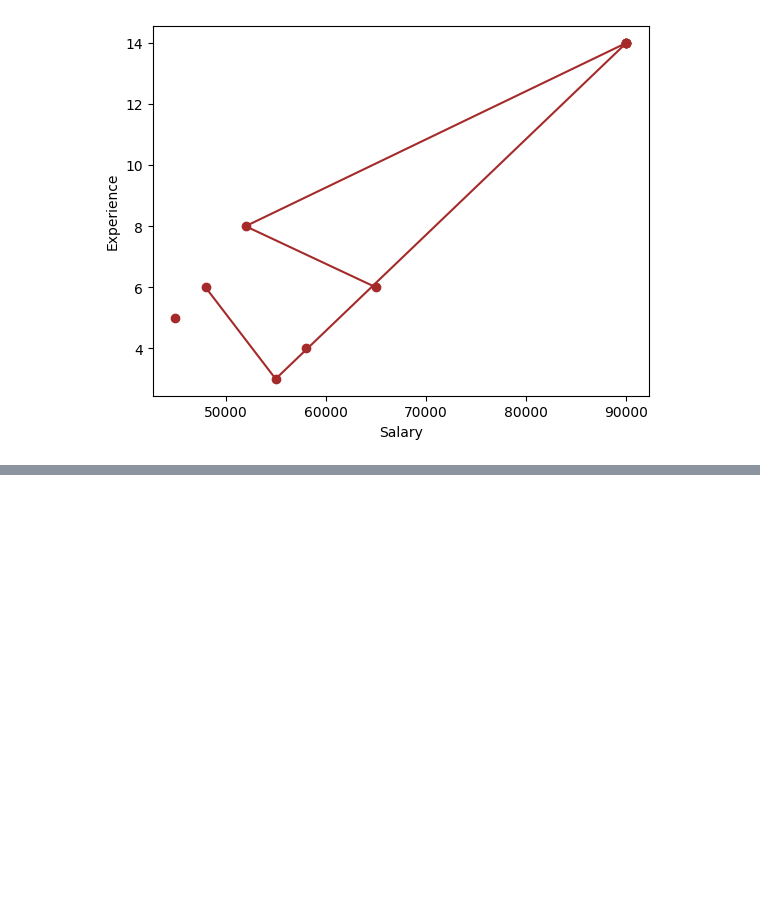
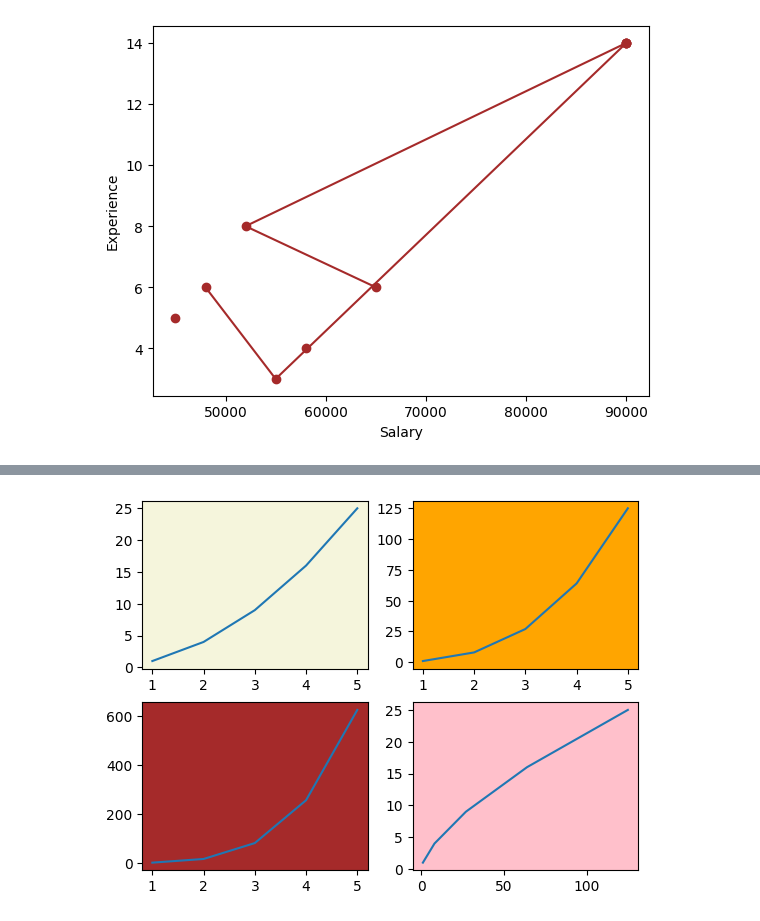
Before and after one commit to dpkasahu/numpy, a Jupyter notebook: DataVisualisation.ipynb, the cells around one changed output, grey strips where cells are left out. Drawn from its saved outputs; the diff is of its cells as text; code cells hidden in the pictures; blank space fills up the shorter version.

```diff
--- a/DataVisualisation.ipynb
+++ b/DataVisualisation.ipynb
@@ -115,0 +117,13 @@ plt.show()
+# %%
+#fig,axes=plt.subplots((row,columns),figsize=(width,height))
+fig,axes=plt.subplots(2,2)
+axes[0][0].plot(x,y)
+axes[0][0].set_facecolor('beige')
+axes[0][1].plot(x,z)
+axes[0][1].set_facecolor('orange')
+axes[1][0].plot(x,a)
+axes[1][0].set_facecolor('brown')
+axes[1][1].plot(z,y)
+axes[1][1].set_facecolor('pink')
+# %% [output]
+[figure, added]
```
Also changed, not shown: parts of 1 cell of this notebook.
